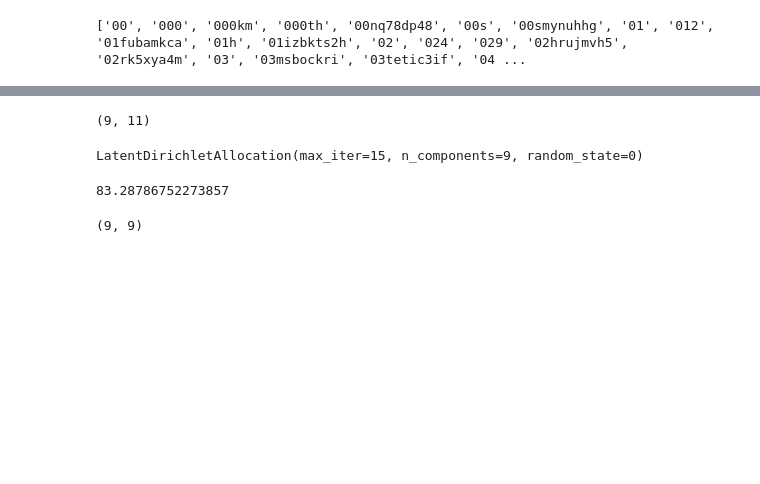
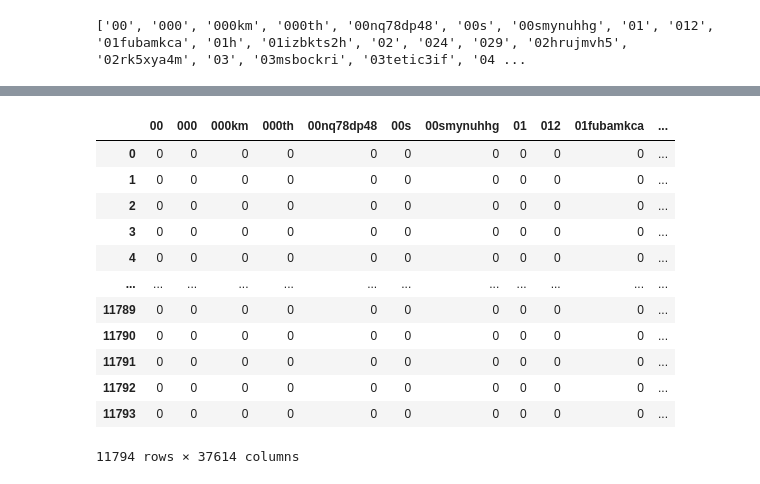
Before and after one commit to Surb22/Final-Project-IS417, a Jupyter notebook: Code/twitter_data.ipynb, the cells around one changed output, grey strips where cells are left out. Cells and saved outputs as stored; diff of their text form; code cells hidden in the pictures; blank space fills up the shorter version.

```diff
--- a/Code/twitter_data.ipynb
+++ b/Code/twitter_data.ipynb
@@ -135,9 +133,7 @@ tweets_df1_withoutEmojis
 # Word Vector
 # %%
 from sklearn.feature_extraction.text import CountVectorizer
-vectorizer = CountVectorizer(
-                                stop_words = 'english',
-                                lowercase = True)
+vectorizer = CountVectorizer(stop_words = 'english')
 # %%
 sparse_wordcounts = vectorizer.fit_transform(tweets_df1_withoutEmojis["Content"])
 wordcounts = sparse_wordcounts.toarray()
@@ -167,17 +145,0 @@ warnings.filterwarnings("ignore",category=DeprecationWarning)
-# %%
-vectorizer = CountVectorizer(strip_accents = 'unicode',
-                                stop_words = 'english',
-                                lowercase = True)
-docterms = vectorizer.fit_transform(tweets_df1_withoutEmojis)
-print(docterms.shape)
-# %% [output]
-(9, 11)
-# %%
-lda = LatentDirichletAllocation(n_components=9, random_state=0, max_iter = 15)
-lda.fit(docterms)
-# %% [output]
-LatentDirichletAllocation(max_iter=15, n_components=9, random_state=0)
-# %%
-lda.perplexity(docterms)
-# %% [output]
-83.28786752273857
@@ -186,4 +146,17 @@ doctopics = lda.transform(docterms)
-# %%
-doctopics.shape
-# %% [output]
-(9, 9)
+# %%
+wordcounts = pd.DataFrame(wordcounts, columns = vectorizer.get_feature_names())
+wordcounts
+# %% [output]
+|  | 00 | 000 | 000km | 000th | 00nq78dp48 | 00s | 00smynuhhg | 01 | 012 | 01fubamkca | ... |
+| 0 | 0 | 0 | 0 | 0 | 0 | 0 | 0 | 0 | 0 | 0 | ... |
+| 1 | 0 | 0 | 0 | 0 | 0 | 0 | 0 | 0 | 0 | 0 | ... |
+| 2 | 0 | 0 | 0 | 0 | 0 | 0 | 0 | 0 | 0 | 0 | ... |
+| 3 | 0 | 0 | 0 | 0 | 0 | 0 | 0 | 0 | 0 | 0 | ... |
+| 4 | 0 | 0 | 0 | 0 | 0 | 0 | 0 | 0 | 0 | 0 | ... |
+| ... | ... | ... | ... | ... | ... | ... | ... | ... | ... | ... | ... |
+| 11789 | 0 | 0 | 0 | 0 | 0 | 0 | 0 | 0 | 0 | 0 | ... |
+| 11790 | 0 | 0 | 0 | 0 | 0 | 0 | 0 | 0 | 0 | 0 | ... |
+| 11791 | 0 | 0 | 0 | 0 | 0 | 0 | 0 | 0 | 0 | 0 | ... |
+| 11792 | 0 | 0 | 0 | 0 | 0 | 0 | 0 | 0 | 0 | 0 | ... |
+| 11793 | 0 | 0 | 0 | 0 | 0 | 0 | 0 | 0 | 0 | 0 | ... |
+11794 rows × 37614 columns
```
Also changed, not shown: parts of 8 cells of this notebook.
